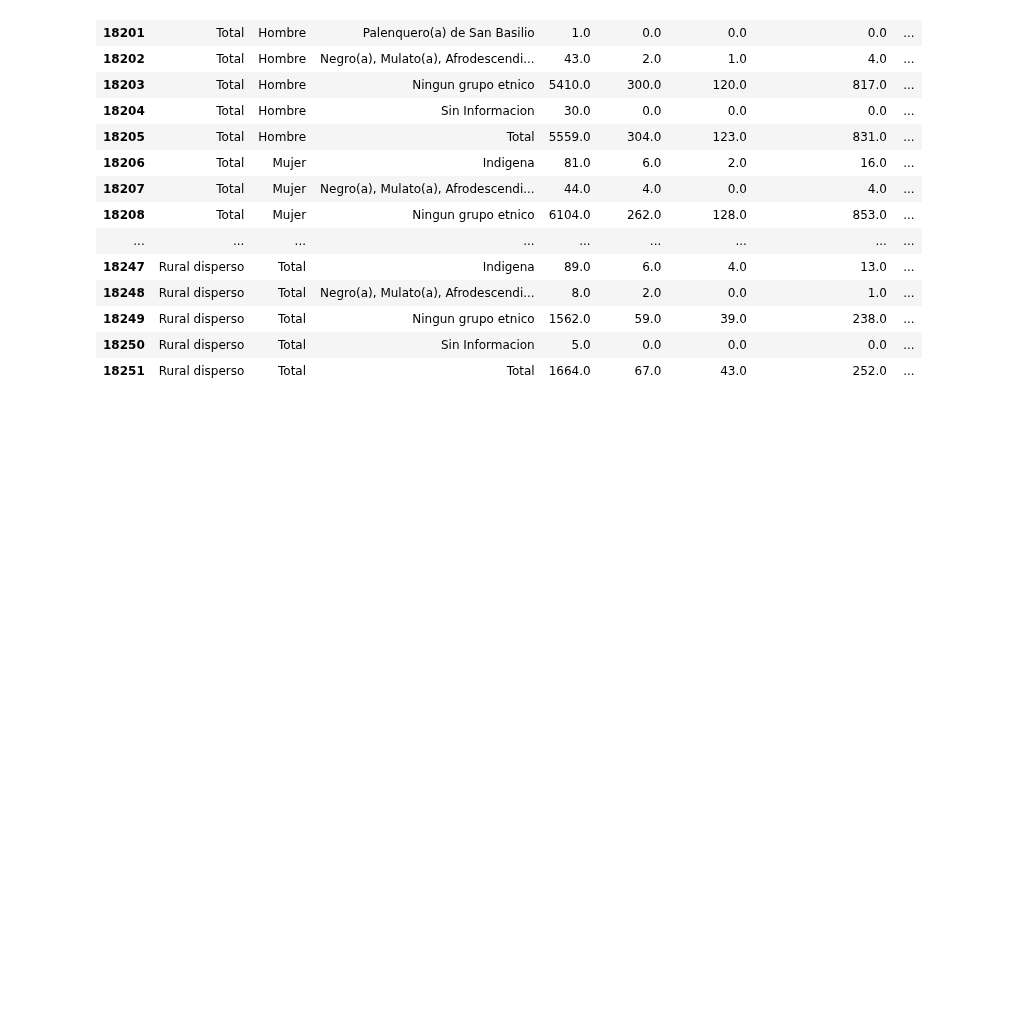
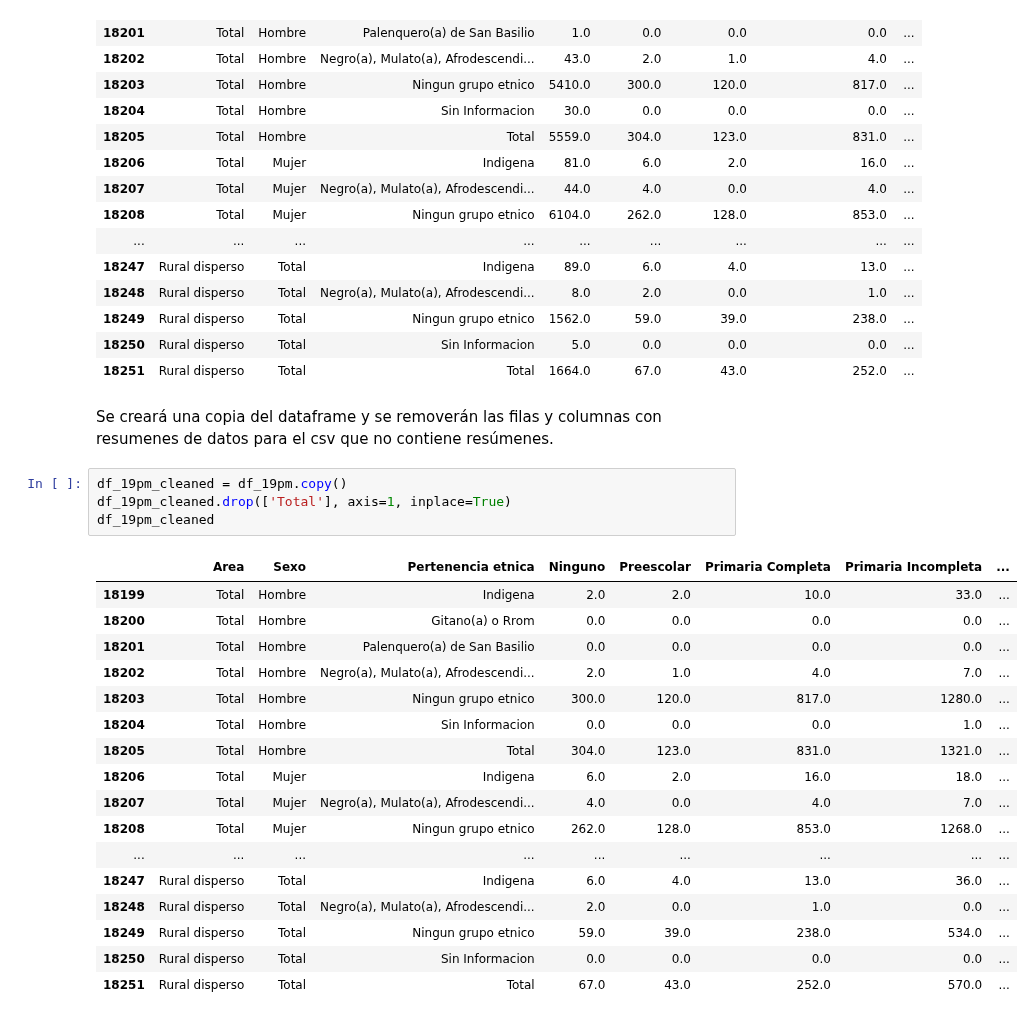
Before and after one commit to Schiavi13/Censo-Viterbo-Caldas-2018, a Jupyter notebook: source_to_csv_19pm.ipynb, the cells around one changed output. Drawn from its saved outputs; the diff is of its cells as text; blank space fills up the shorter version.

Commit message:
Actualiza procesamiento de hoja 19PM retornando csv con y sin totales

```diff
--- a/source_to_csv_19pm.ipynb
+++ b/source_to_csv_19pm.ipynb
@@ -173,3 +175,27 @@ df_19pm
 | 18249 | Rural disperso | Total | Ningun grupo etnico | 1562.0 | 59.0 | 39.0 | 238.0 | ... |
 | 18250 | Rural disperso | Total | Sin Informacion | 5.0 | 0.0 | 0.0 | 0.0 | ... |
 | 18251 | Rural disperso | Total | Total | 1664.0 | 67.0 | 43.0 | 252.0 | ... |
+# %% [markdown]
+Se creará una copia del dataframe y se removerán las filas y columnas con resumenes de datos para el csv que no contiene resúmenes.
+# %%
+df_19pm_cleaned = df_19pm.copy()
+df_19pm_cleaned.drop(['Total'], axis=1, inplace=True)
+df_19pm_cleaned
+# %% [output]
+|  | Area | Sexo | Pertenencia etnica | Ninguno | Preescolar | Primaria Completa | Primaria Incompleta | ... |
+| 18199 | Total | Hombre | Indigena | 2.0 | 2.0 | 10.0 | 33.0 | ... |
+| 18200 | Total | Hombre | Gitano(a) o Rrom | 0.0 | 0.0 | 0.0 | 0.0 | ... |
+| 18201 | Total | Hombre | Palenquero(a) de San Basilio | 0.0 | 0.0 | 0.0 | 0.0 | ... |
+| 18202 | Total | Hombre | Negro(a), Mulato(a), Afrodescendi... | 2.0 | 1.0 | 4.0 | 7.0 | ... |
+| 18203 | Total | Hombre | Ningun grupo etnico | 300.0 | 120.0 | 817.0 | 1280.0 | ... |
+| 18204 | Total | Hombre | Sin Informacion | 0.0 | 0.0 | 0.0 | 1.0 | ... |
+| 18205 | Total | Hombre | Total | 304.0 | 123.0 | 831.0 | 1321.0 | ... |
+| 18206 | Total | Mujer | Indigena | 6.0 | 2.0 | 16.0 | 18.0 | ... |
+| 18207 | Total | Mujer | Negro(a), Mulato(a), Afrodescendi... | 4.0 | 0.0 | 4.0 | 7.0 | ... |
+| 18208 | Total | Mujer | Ningun grupo etnico | 262.0 | 128.0 | 853.0 | 1268.0 | ... |
+| ... | ... | ... | ... | ... | ... | ... | ... | ... |
+| 18247 | Rural disperso | Total | Indigena | 6.0 | 4.0 | 13.0 | 36.0 | ... |
+| 18248 | Rural disperso | Total | Negro(a), Mulato(a), Afrodescendi... | 2.0 | 0.0 | 1.0 | 0.0 | ... |
+| 18249 | Rural disperso | Total | Ningun grupo etnico | 59.0 | 39.0 | 238.0 | 534.0 | ... |
+| 18250 | Rural disperso | Total | Sin Informacion | 0.0 | 0.0 | 0.0 | 0.0 | ... |
+| 18251 | Rural disperso | Total | Total | 67.0 | 43.0 | 252.0 | 570.0 | ... |
```
Also changed, not shown: parts of 4 cells of this notebook.
